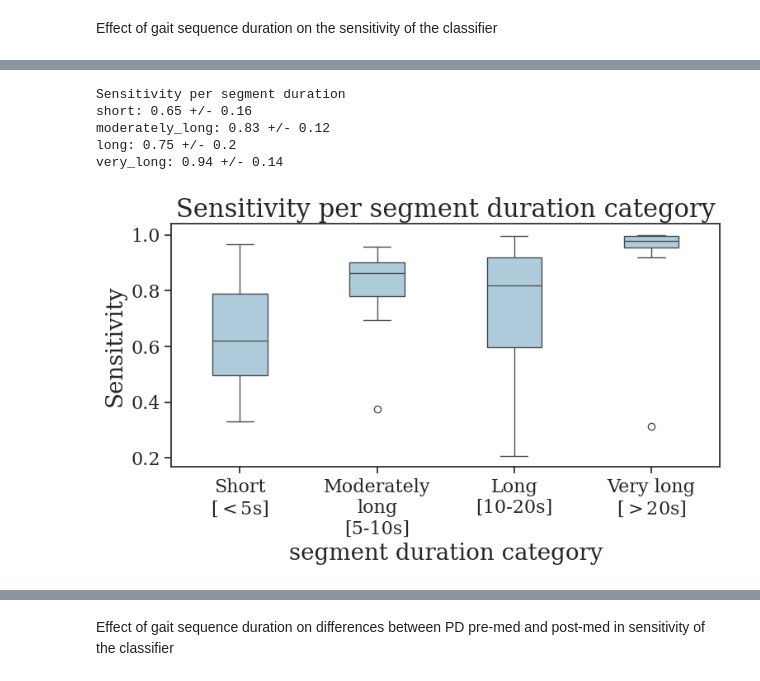
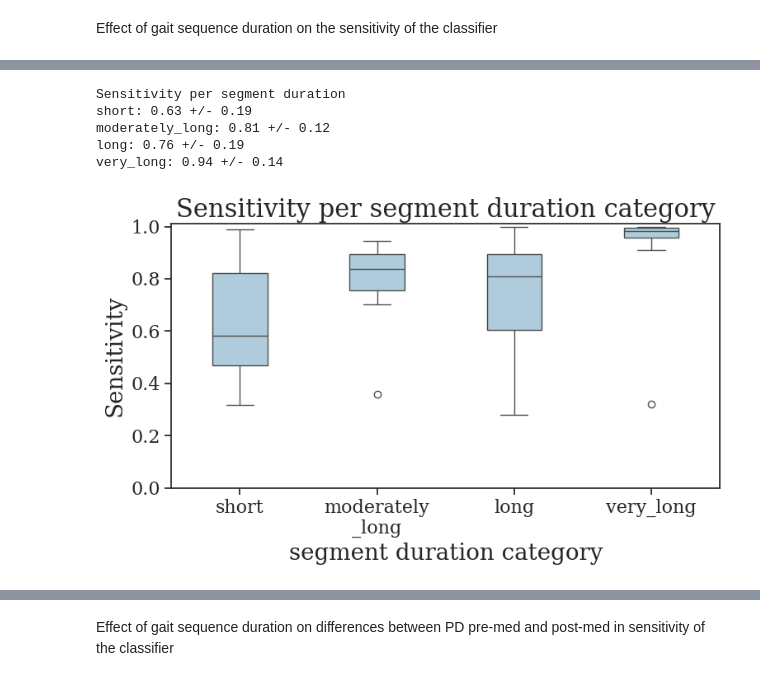
Before and after one commit to biomarkersParkinson/pdathome_gait, a Jupyter notebook: paper_results/notebooks/gait_detection.ipynb, the cells around one changed output, grey strips where cells are left out. Cells and saved outputs as stored; diff of their text form; code cells hidden in the pictures.

```diff
--- a/paper_results/notebooks/gait_detection.ipynb
+++ b/paper_results/notebooks/gait_detection.ipynb
@@ -41,13 +41,13 @@ step = 'gait'
 # %% [markdown]
 # Load
 # %%
-with open(os.path.join(paths.PATH_OUTPUT, 'classification_performance', step, 'performance.json'), 'r') as f:
+with open(os.path.join(gc.paths.PATH_OUTPUT, 'classification_performance', f'{step}_detection.json'), 'r') as f:
     d_performance = json.load(f)
 
-with open(os.path.join(paths.PATH_OUTPUT, 'feature_coefficients', step, 'logreg.txt')) as f:
+with open(os.path.join(gc.paths.PATH_OUTPUT, 'feature_coefficients', step, 'logreg.txt')) as f:
     coefs_logreg = f.read().split('\n')
 
-with open(os.path.join(paths.PATH_OUTPUT, 'feature_coefficients', step, 'rf.txt')) as f:
+with open(os.path.join(gc.paths.PATH_OUTPUT, 'feature_coefficients', step, 'rf.txt')) as f:
     coefs_rf = f.read().split('\n')
 # %% [markdown]
 # Examine performance
@@ -72,15 +74,15 @@ plot_coefs(l_coefs=coefs_rf, classifier=RANDOM_FOREST, figsize=(10,10))
 # %%
 df_size = pd.DataFrame()
 
-for (population, med_stage) in [(PARKINSONS_DISEASE, 'pre'), (PARKINSONS_DISEASE, 'post'), (HEALTHY_CONTROL, HEALTHY_CONTROL)]:
-    if population == PARKINSONS_DISEASE:
-        l_ids = L_PD_IDS
+for (population, med_stage) in [(gc.descriptives.PARKINSONS_DISEASE, gc.descriptives.PRE_MED), (gc.descriptives.PARKINSONS_DISEASE, gc.descriptives.POST_MED), (gc.descriptives.CONTROLS, gc.descriptives.CONTROLS)]:
+    if population == gc.descriptives.PARKINSONS_DISEASE:
+        l_ids = gc.participant_ids.L_PD_IDS
     else:
-        l_ids = L_HC_IDS
+        l_ids = gc.participant_ids.L_HC_IDS
 
     for subject in l_ids:
-        for segment_duration in d_performance[population][subject]['rf']['MAS'][med_stage]['segment_duration'].keys():
-            segment_duration_minutes = d_performance[population][subject]['rf']['MAS'][med_stage]['segment_duration'][segment_duration]['minutes']
+        for segment_duration in d_performance[population][subject][gc.classifiers.GAIT_DETECTION_CLASSIFIER_SELECTED][gc.descriptives.MOST_AFFECTED_SIDE][med_stage]['segment_duration'].keys():
+            segment_duration_minutes = d_performance[population][subject][gc.classifiers.GAIT_DETECTION_CLASSIFIER_SELECTED][gc.descriptives.MOST_AFFECTED_SIDE][med_stage]['segment_duration'][segment_duration]['minutes']
 
             df_size = pd.concat([df_size, pd.DataFrame([
                 population,
@@ -93,7 +95,7 @@ for (population, med_stage) in [(PARKINSONS_DISEASE, 'pre'), (PARKINSONS_DISEASE
 
         for activity in ['gait', 'non_gait']:
 
-            total_minutes = d_performance[population][subject]['rf']['MAS'][med_stage]['size'][f'{activity}_s']/60
+            total_minutes = d_performance[population][subject][gc.classifiers.GAIT_DETECTION_CLASSIFIER_SELECTED][gc.descriptives.MOST_AFFECTED_SIDE][med_stage]['size'][f'{activity}_s']/60
 
             df_size = pd.concat([df_size, pd.DataFrame([
                 population,
@@ -110,12 +112,12 @@ df_size.columns = ['pop', 'med_stage', 'id', 'activity', 'segment_duration', 'mi
 df_size_grouped = df_size.groupby(['pop', 'med_stage', 'activity', 'segment_duration'])['minutes'].agg(['mean', 'std']).reset_index()
 
 df_size_grouped['minutes_agg'] = df_size_grouped.apply(lambda x: f"{np.round(x['mean'],2)} ({np.round(x['std'],2)})", axis=1)
-df_size_grouped['pop'] = df_size_grouped.apply(lambda x: f"{x['pop']} {x['med_stage']}" if x['pop'] == PARKINSONS_DISEASE else x['pop'], axis=1)
+df_size_grouped['pop'] = df_size_grouped.apply(lambda x: f"{x['pop']} {x['med_stage']}" if x['pop'] == gc.descriptives.PARKINSONS_DISEASE else x['pop'], axis=1)
 
 df_size_grouped = df_size_grouped.drop(columns=['mean', 'std', 'med_stage']).reset_index(drop=True)
 
 df_size_grouped['pop'] = pd.Categorical(df_size_grouped['pop'], ['PD pre', 'PD post', 'HC'])
-df_size_grouped['segment_duration'] = pd.Categorical(df_size_grouped['segment_duration'], list(D_SEGMENT_DURATIONS.keys()) + ['total'])
+df_size_grouped['segment_duration'] = pd.Categorical(df_size_grouped['segment_duration'], list(mp.segment_map.values()) + ['total'])
 
 df_size_grouped = df_size_grouped.sort_values(['pop', 'segment_duration']).reset_index(drop=True)
 
@@ -252,34 +258,47 @@ Effect of gait sequence duration on the sensitivity of the classifier
 # %%
-l_segment_durations = list(D_SEGMENT_DURATIONS.keys())
-new_xtick_labels = ['\n'.join(wrap(D_SEGMENT_DURATIONS[x],10)) for x in l_segment_durations]
+l_segment_durations = list(mp.segment_map.values())
+new_xtick_labels = ['\n'.join(wrap(x,10)) for x in l_segment_durations]
 
 d_segment_performance = {}
 
 print("Sensitivity per segment duration")
 for segment_duration in l_segment_durations:
-    d_segment_performance[segment_duration] = [d_performance[PARKINSONS_DISEASE][x][gd_model_selected][MOST_AFFECTED_SIDE]['pre']['segment_duration'][segment_duration]['sens'] for x in L_PD_IDS if segment_duration in d_performance[PARKINSONS_DISEASE][x][gd_model_selected][MOST_AFFECTED_SIDE]['pre']['segment_duration'].keys()]
+    d_segment_performance[segment_duration] = [
+        d_performance[gc.descriptives.PARKINSONS_DISEASE][x]
+        [gc.classifiers.GAIT_DETECTION_CLASSIFIER_SELECTED]
+        [gc.descriptives.MOST_AFFECTED_SIDE][gc.descriptives.PRE_MED]
+        ['segment_duration'][segment_duration]['sens']
+        for x in gc.participant_ids.L_PD_IDS
+        if segment_duration in (
+            d_performance[gc.descriptives.PARKINSONS_DISEASE][x]
+            [gc.classifiers.GAIT_DETECTION_CLASSIFIER_SELECTED]
+            [gc.descriptives.MOST_AFFECTED_SIDE][gc.descriptives.PRE_MED]
+            ['segment_duration'].keys()
+        )
+    ]
 
     print(f"{segment_duration}: {np.round(np.mean(d_segment_performance[segment_duration]),2)} +/- {np.round(np.std(d_segment_performance[segment_duration]),2)}")
 
 # d_segment_performance = {k: v for k, v in sorted(d_segment_performance.items(), key=lambda item: np.median(item[1]), reverse=False)}
 
 fig, ax = plt.subplots(figsize=(8, 5))
 
-sns.boxplot(data=d_segment_performance, width=0.4, ax=ax, color=COLOR_PALETTE_FIRST_COLOR)
+sns.boxplot(data=d_segment_performance, width=0.4, ax=ax, color=gc.plot_parameters.COLOR_PALETTE_FIRST_COLOR)
 
 ax.set_ylabel('Sensitivity')
 ax.set_xlabel('segment duration category')
 ax.set_title('Sensitivity per segment duration category')
 ax.set_xticks(ax.get_xticks(), new_xtick_labels)
+ax.set_ylim([0, 1.01])
 
 # plt.xticks(rotation=45)
 plt.tight_layout()
 plt.show()
 # %% [output]
 Sensitivity per segment duration
-short: 0.65 +/- 0.16
-moderately_long: 0.83 +/- 0.12
-long: 0.75 +/- 0.2
+short: 0.63 +/- 0.19
+moderately_long: 0.81 +/- 0.12
+long: 0.76 +/- 0.19
 very_long: 0.94 +/- 0.14
-[figure, old version]
+[figure, new version]
 # %%
```
Also changed, not shown: parts of 14 cells of this notebook, 2 other files.
